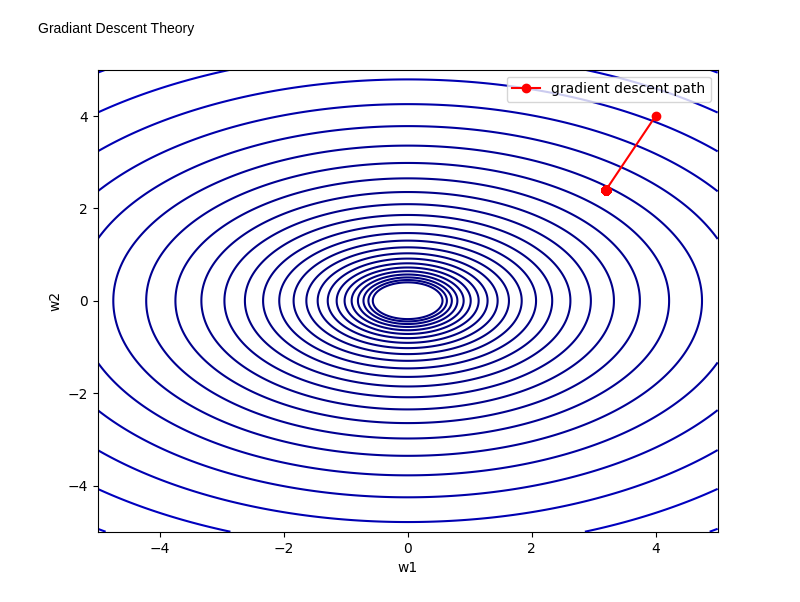
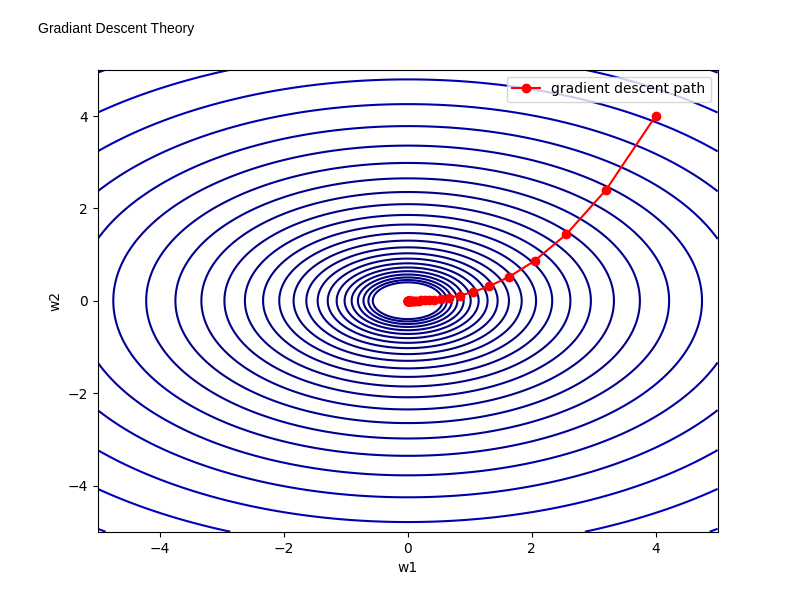
Before and after one commit to Engineer-Mohammad-Torabi/Machine-Learning-Linear-Regression, a Jupyter notebook: GradientDescent.ipynb, the cells around one changed output. Drawn from its saved outputs; the diff is of its cells as text; code cells hidden in the pictures.

```diff
--- a/GradientDescent.ipynb
+++ b/GradientDescent.ipynb
@@ -21,34 +21,34 @@ def GDescentAlg(grad,w_init,learningRate=0.5,steps=20):
     path=[w_array.copy()]
     for step in range(steps):
         w_grad=GradOfJ(w_array)
-        w_new=w_array-learningRate*w_grad
-        path.append(w_new.copy())
+        w_array=w_array-learningRate*w_grad
+        path.append(w_array.copy())
 
     return np.array(path)
 
 
 
 # Initialize w vector and call Gradiant Descent Function
 
 w_init=[4,4]
 path_convex=GDescentAlg(GradOfJ,w_init=w_init,learningRate=0.1,steps=50)
 
 
 # Visualize output
 w1Values=np.linspace(-5,5,400)
 w0Values=np.linspace(-5,5,400)
 w1,w2=np.meshgrid(w0Values,w1Values)
 
 JValues=J([w1,w2])
 
 plt.figure(figsize=(8,6))
 countor_levels=np.logspace(-0.5,3,35)
 plt.contour(w1,w2, JValues,levels=countor_levels,cmap="jet")
 pathX,pathY= path_convex[:,0],path_convex[:,1]
 plt.plot(pathX,pathY,marker='o',color='red',label="gradient descent path")
 plt.xlabel("w1")
 plt.ylabel("w2")
 plt.legend()
 plt.show()
 # %% [output]
-[figure, old version]
+[figure, new version]
```
